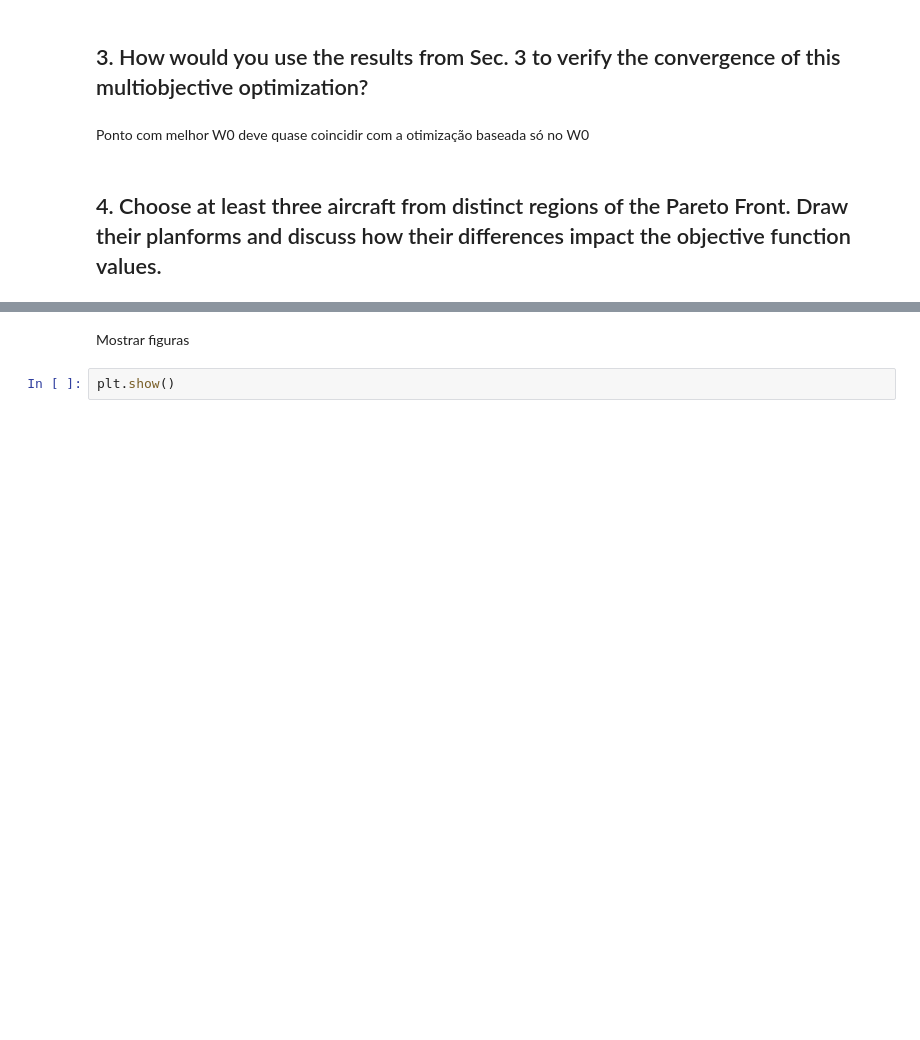
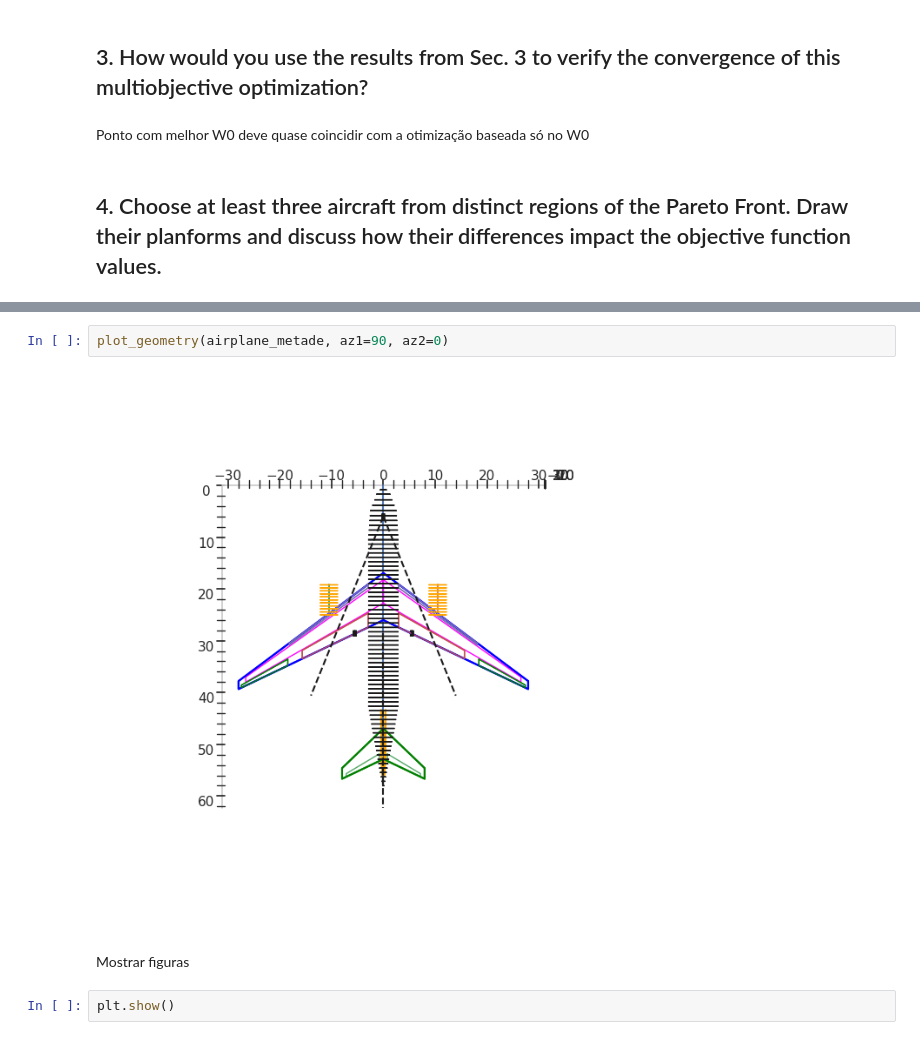
Before and after one commit to tomaztc/Tomav2, a Jupyter notebook: Lab2.ipynb, the cells around one changed output, grey strips where cells are left out. Cells and saved outputs as stored; diff of their text form; blank space fills up the shorter version.

```diff
--- a/Lab2.ipynb
+++ b/Lab2.ipynb
@@ -624,3 +774,7 @@ tomav_inicial
+# %%
+plot_geometry(airplane_metade, az1=90, az2=0)
+# %% [output]
+[figure, added]
 # %% [markdown]
 Mostrar figuras
 # %%
```
Also changed, not shown: parts of 23 cells of this notebook.
